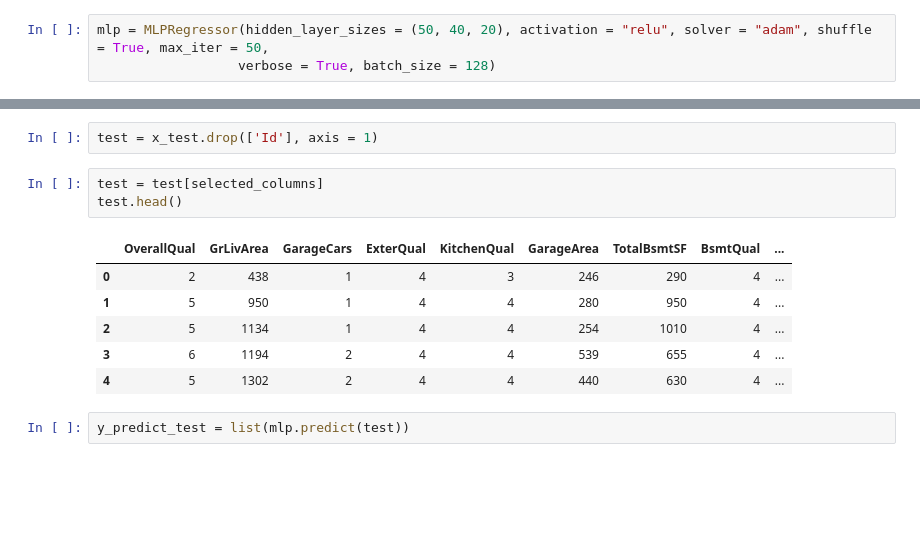
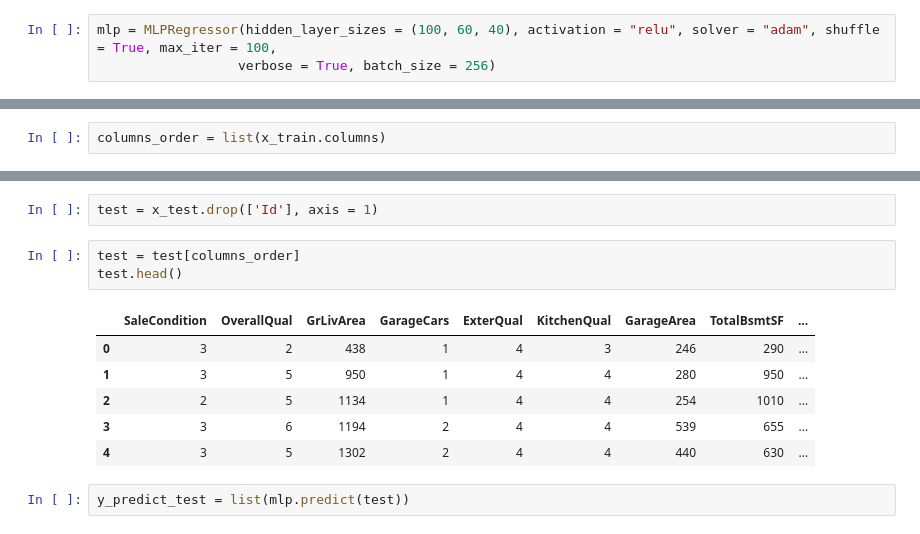
Before and after one commit to joyguptaa/Boston-Houses-Prediction, a Jupyter notebook: newNotebook.ipynb, the cells around one changed output, grey strips where cells are left out. Saved outputs shown, nothing was run; the diff lists cells and outputs as text; blank space fills up the shorter version.

```diff
--- a/newNotebook.ipynb
+++ b/newNotebook.ipynb
@@ -525,5 +566,5 @@ x_train = feature_train.drop(["SalePrice"], axis = 1)
 # %%
 from sklearn.neural_network import MLPRegressor
 # %%
-mlp = MLPRegressor(hidden_layer_sizes = (50, 40, 20), activation = "relu", solver = "adam", shuffle = True, max_iter = 50,
-                  verbose = True, batch_size = 128)
+mlp = MLPRegressor(hidden_layer_sizes = (100, 60, 40), activation = "relu", solver = "adam", shuffle = True, max_iter = 100,
+                  verbose = True, batch_size = 256)
@@ -618,0 +661,2 @@ x_test.head()
+# %%
+columns_order = list(x_train.columns)
@@ -619,14 +683,14 @@ x_test.head()
 # %%
 test = x_test.drop(['Id'], axis = 1)
 # %%
-test = test[selected_columns]
+test = test[columns_order]
 test.head()
 # %% [output]
-|  | OverallQual | GrLivArea | GarageCars | ExterQual | KitchenQual | GarageArea | TotalBsmtSF | BsmtQual | ... |
-| 0 | 2 | 438 | 1 | 4 | 3 | 246 | 290 | 4 | ... |
-| 1 | 5 | 950 | 1 | 4 | 4 | 280 | 950 | 4 | ... |
-| 2 | 5 | 1134 | 1 | 4 | 4 | 254 | 1010 | 4 | ... |
-| 3 | 6 | 1194 | 2 | 4 | 4 | 539 | 655 | 4 | ... |
-| 4 | 5 | 1302 | 2 | 4 | 4 | 440 | 630 | 4 | ... |
+|  | SaleCondition | OverallQual | GrLivArea | GarageCars | ExterQual | KitchenQual | GarageArea | TotalBsmtSF | ... |
+| 0 | 3 | 2 | 438 | 1 | 4 | 3 | 246 | 290 | ... |
+| 1 | 3 | 5 | 950 | 1 | 4 | 4 | 280 | 950 | ... |
+| 2 | 2 | 5 | 1134 | 1 | 4 | 4 | 254 | 1010 | ... |
+| 3 | 3 | 6 | 1194 | 2 | 4 | 4 | 539 | 655 | ... |
+| 4 | 3 | 5 | 1302 | 2 | 4 | 4 | 440 | 630 | ... |
 # %%
 y_predict_test = list(mlp.predict(test))
```
Also changed, not shown: parts of 27 cells of this notebook, 2 other files.
